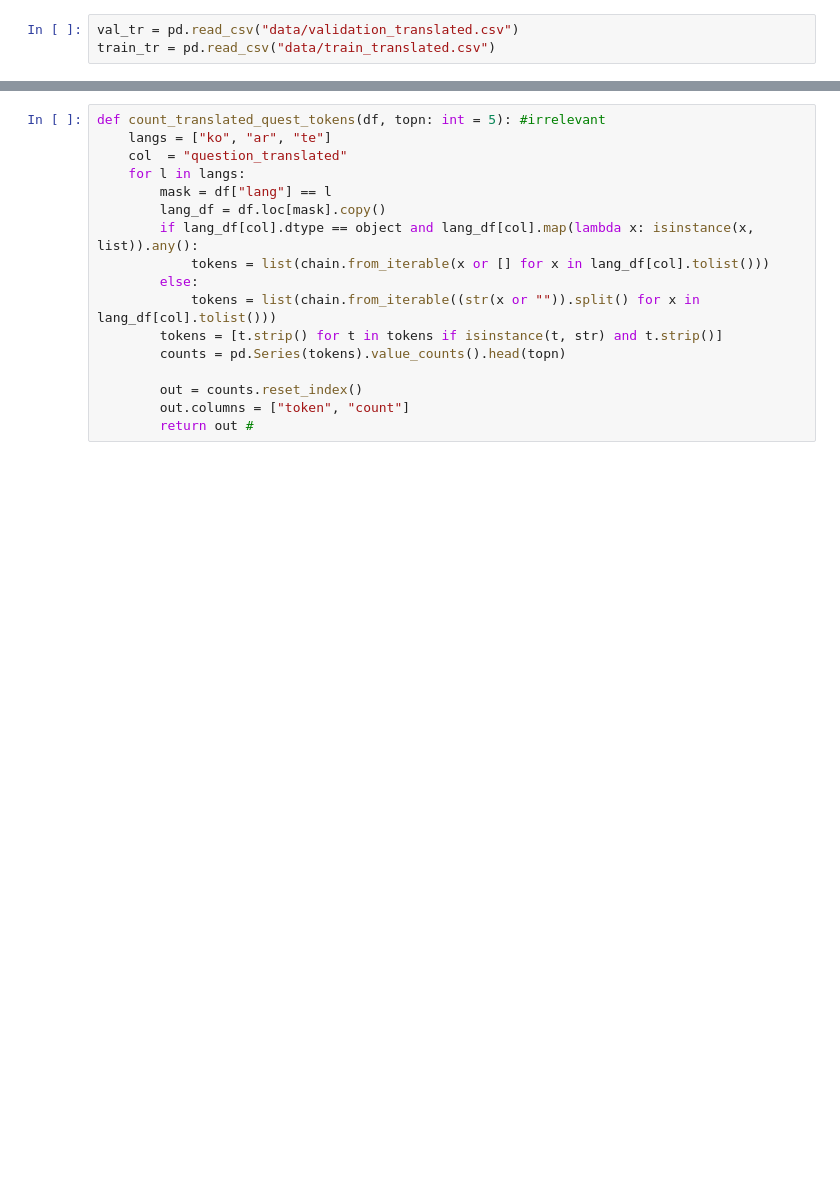
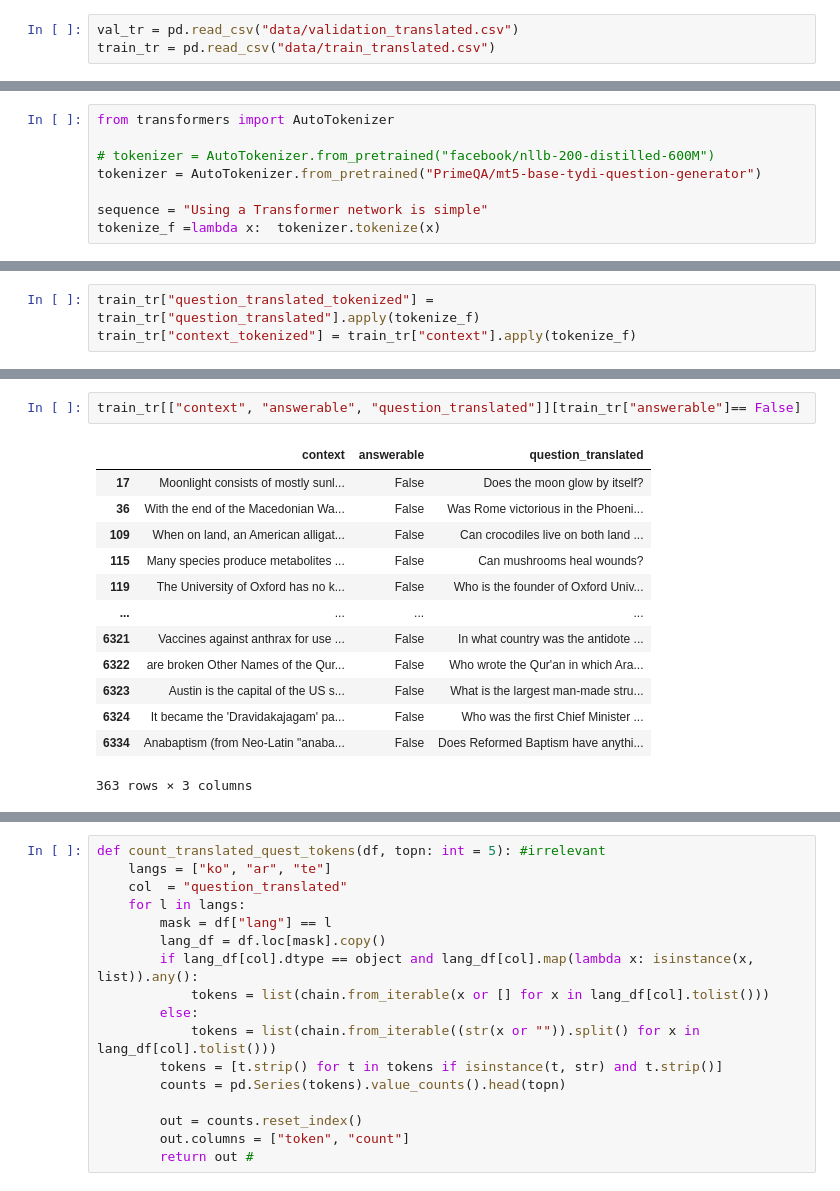
Before and after one commit to acl-org/acl-style-files, a Jupyter notebook: daryna's notebook-2.ipynb, the cells around one changed output, grey strips where cells are left out. Saved outputs shown, nothing was run; the diff lists cells and outputs as text; blank space fills up the shorter version.

Commit message:
added tokenizers, new dataset with tokenized qiestions and context

```diff
--- a/daryna's notebook-2.ipynb
+++ b/daryna's notebook-2.ipynb
@@ -198,0 +205,8 @@ train_tr = pd.read_csv("data/train_translated.csv")
+# %%
+from transformers import AutoTokenizer
+
+# tokenizer = AutoTokenizer.from_pretrained("facebook/nllb-200-distilled-600M")
+tokenizer = AutoTokenizer.from_pretrained("PrimeQA/mt5-base-tydi-question-generator")
+
+sequence = "Using a Transformer network is simple"
+tokenize_f =lambda x:  tokenizer.tokenize(x)
@@ -198,0 +221,3 @@ train_tr = pd.read_csv("data/train_translated.csv")
+# %%
+train_tr["question_translated_tokenized"] = train_tr["question_translated"].apply(tokenize_f)
+train_tr["context_tokenized"] = train_tr["context"].apply(tokenize_f)
@@ -198,0 +240,16 @@ train_tr = pd.read_csv("data/train_translated.csv")
+# %%
+train_tr[["context", "answerable", "question_translated"]][train_tr["answerable"]== False]
+# %% [output]
+|  | context | answerable | question_translated |
+| 17 | Moonlight consists of mostly sunl... | False | Does the moon glow by itself? |
+| 36 | With the end of the Macedonian Wa... | False | Was Rome victorious in the Phoeni... |
+| 109 | When on land, an American alligat... | False | Can crocodiles live on both land ... |
+| 115 | Many species produce metabolites ... | False | Can mushrooms heal wounds? |
+| 119 | The University of Oxford has no k... | False | Who is the founder of Oxford Univ... |
+| ... | ... | ... | ... |
+| 6321 | Vaccines against anthrax for use ... | False | In what country was the antidote ... |
+| 6322 | are broken Other Names of the Qur... | False | Who wrote the Qur'an in which Ara... |
+| 6323 | Austin is the capital of the US s... | False | What is the largest man-made stru... |
+| 6324 | It became the 'Dravidakajagam' pa... | False | Who was the first Chief Minister ... |
+| 6334 | Anabaptism (from Neo-Latin "anaba... | False | Does Reformed Baptism have anythi... |
+363 rows × 3 columns
```
Also changed, not shown: parts of 26 cells of this notebook, 1 other file.
